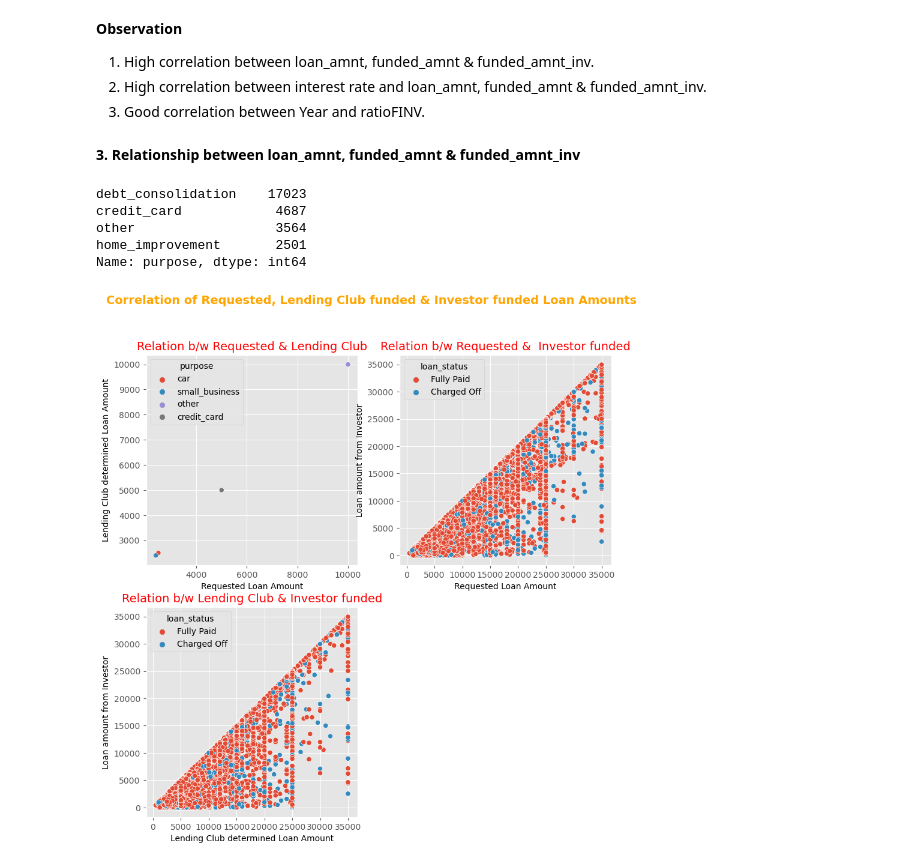
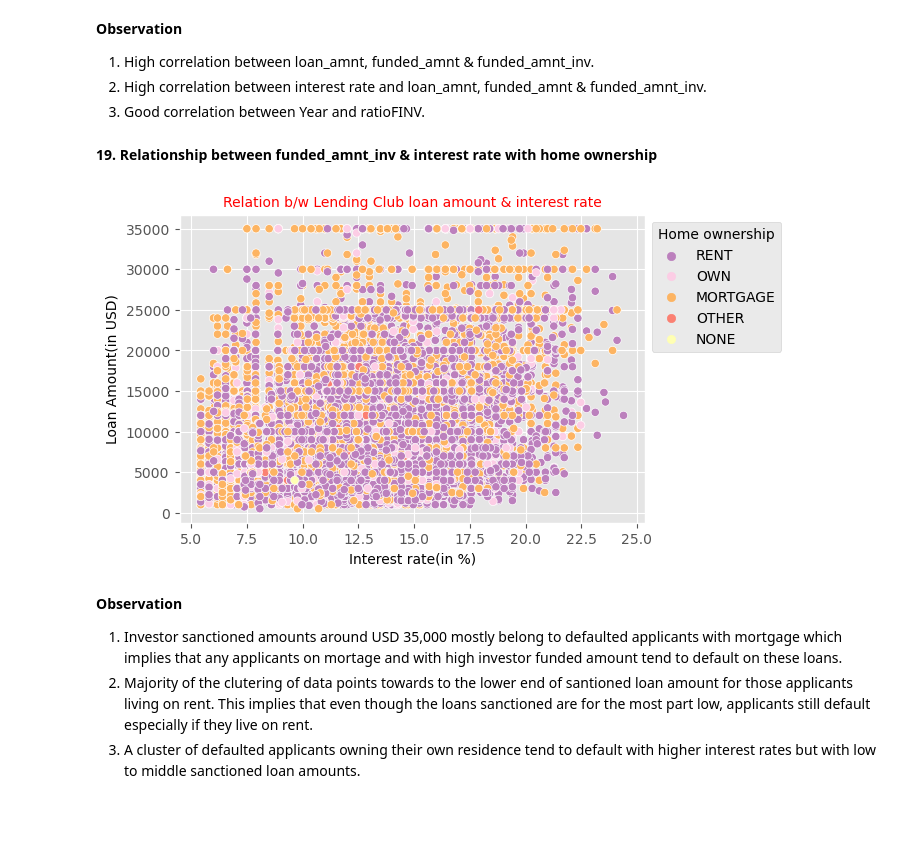
Before and after one commit to shagunp/Lending_CaseStudy, a Jupyter notebook: Andrea_Shagun.ipynb, the cells around one changed output. Saved outputs shown, nothing was run; the diff lists cells and outputs as text; code cells hidden in the pictures; blank space fills up the shorter version.

Commit message:
Lending Club final submission

```diff
--- a/Andrea_Shagun.ipynb
+++ b/Andrea_Shagun.ipynb
@@ -583,0 +622,4 @@ Name: emp_length, dtype: object
+# %%
+#remove all rows where the investor has not funded any amount
+inp4 = inp4[~( inp4.funded_amnt_inv == 0 )]
+inp4.shape
@@ -583,0 +630,3 @@ Name: emp_length, dtype: object
+# %%
+#Fully Paid = 1; Charged off = 0
+inp4['loan_status_num'] = inp4.loan_status.apply(lambda x : 1 if x == 'Fully Paid' else 0 )
@@ -584,3 +635,6 @@ Name: emp_length, dtype: object
+# %%
+#36 months = 0; 60 months = 1
+inp4['term_num'] = inp4.term.apply(lambda x : 0 if x == '36 months' else 1)
 # %% [markdown]
 **Observation**<br>
 Rows containing NaN values in column emp_length have been dropped since imputation is not allowed in this case study.
@@ -884,0 +1470,10 @@ half of the year 2011 and therefore can be attributed as a rare event.
+# %%
+plt.figure(figsize=(6,3))
+plt.title("Interest rate",
+          fontdict={'fontsize':14,'fontweight':5,'color':'Purple'})
+inp5 = inp4[inp4['addr_state'].isin(['CA', 'NY', 'FL','TX', 'NJ', 'PA'])]
+sns.barplot(data=inp5, x='addr_state',y='int_rate',hue='loan_status', palette='Blues',ci=0)
+plt.ylabel("Interest Rate",fontdict={'fontsize':12,'fontweight':5,'color':'Green'})
+plt.xlabel("States(in USA)",fontdict={'fontsize':12,'fontweight':5,'color':'Green'})
+plt.legend(title='Loan status',bbox_to_anchor=(1.2, 1), borderaxespad=0)
+plt.show()
@@ -895,39 +1524,27 @@ plt.show()
 2. High correlation between interest rate and loan_amnt, funded_amnt & funded_amnt_inv. <br>
 3. Good correlation between Year and ratioFINV.
 # %% [markdown]
-**3. Relationship between loan_amnt, funded_amnt & funded_amnt_inv**
+**19. Relationship between funded_amnt_inv & interest rate with home ownership**
-# %%
-inp4['purpose'].value_counts().head(4)
-# %% [output]
-debt_consolidation    17023
-credit_card            4687
-other                  3564
-home_improvement       2501
-Name: purpose, dtype: int64
 # %%
-plt.figure(figsize=(10,10))
+#Charged off
+plt.figure(figsize=(6,4))
 
-plt.subplot(2,2,1)
-plt.title('Relation b/w Requested & Lending Club',fontdict={'fontsize':14,'fontweight':5,'color':'Red'})
-sns.scatterplot(x=inp4['loan_amnt'],y=inp4['funded_amnt'],hue= inp4['purpose'].head(4),
-                    hue_order = ['car','small_business','other','credit_card'] )
-plt.xlabel("Requested Loan Amount")
-plt.ylabel("Lending Club determined Loan Amount")
+plt.title('Relation b/w Lending Club loan amount & interest rate',fontdict={'fontsize':10,'fontweight':5,'color':'Red'})
+sns.scatterplot(x=inp5['int_rate'],y=inp5['funded_amnt'],hue= inp5['home_ownership'],
+                palette='Set3_r' )
+plt.xlabel("Interest rate(in %)")
+plt.ylabel("Loan Amount(in USD)")
 
-plt.subplot(2,2,2)
-plt.title('Relation b/w Requested &  Investor funded',fontdict={'fontsize':14,'fontweight':5,'color':'Red'})
-sns.scatterplot(x=inp4['loan_amnt'],y=inp4['funded_amnt_inv'],hue=inp4['loan_status'])
-plt.xlabel("Requested Loan Amount")
-plt.ylabel("Loan amount from Investor")
-
-plt.subplot(2,2,3)
-plt.title('Relation b/w Lending Club & Investor funded',fontdict={'fontsize':14,'fontweight':5,'color':'Red'})
-sns.scatterplot(x=inp4['funded_amnt'],y=inp4['funded_amnt_inv'],hue=inp4['loan_status'])
-plt.xlabel("Lending Club determined Loan Amount")
-plt.ylabel("Loan amount from Investor")
-
-plt.suptitle('Correlation of Requested, Lending Club funded & Investor funded Loan Amounts',
-             fontsize=14,color='Orange',weight='bold')
+plt.legend(title='Home ownership',loc='upper left', bbox_to_anchor=(1, 1))
 plt.show()
 # %% [output]
-[figure, old version]
+[figure, new version]
+# %% [markdown]
+**Observation**<br>
+1. Investor sanctioned amounts around USD 35,000 mostly belong to defaulted applicants with mortgage which implies that
+any applicants on mortage and with high investor funded amount tend to default on these loans.
+2. Majority of the clutering of data points towards to the lower end of santioned loan amount for those applicants living
+on rent. This implies that even though the loans sanctioned are for the most part low, applicants still default especially
+if they live on rent.
+3. A cluster of defaulted applicants owning their own residence tend to default with higher interest rates but with low to
+middle sanctioned loan amounts.
```
Also changed, not shown: parts of 122 cells of this notebook, 2 other files.
